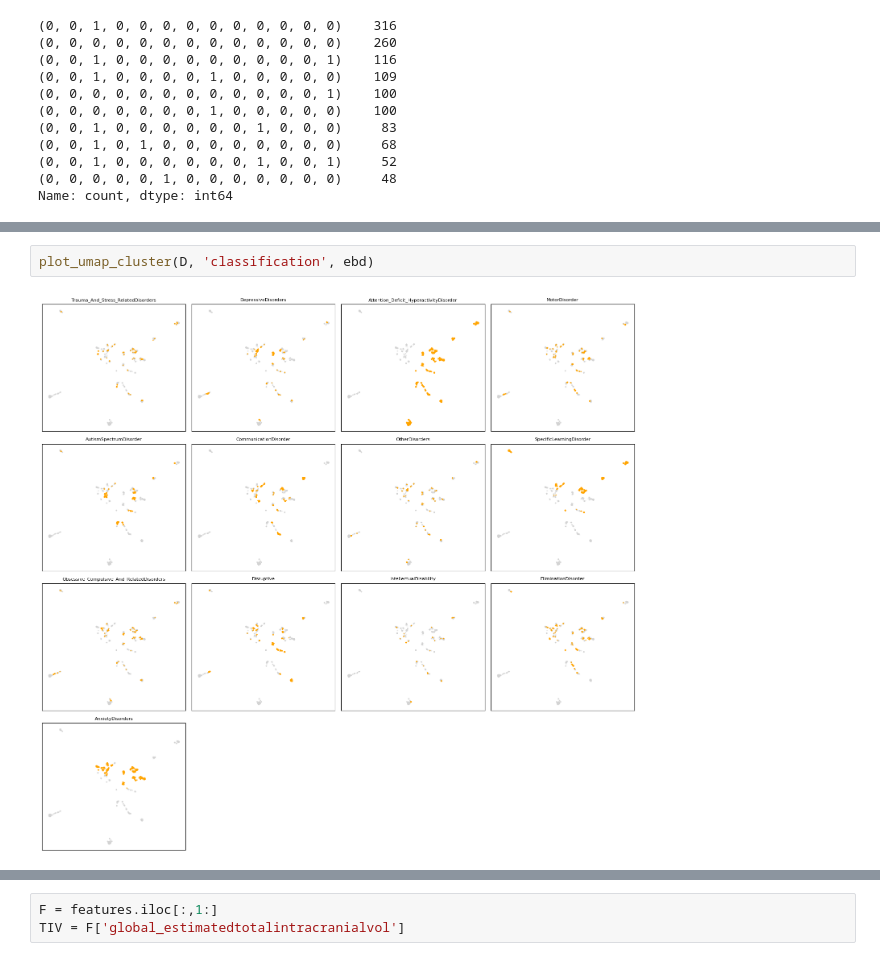
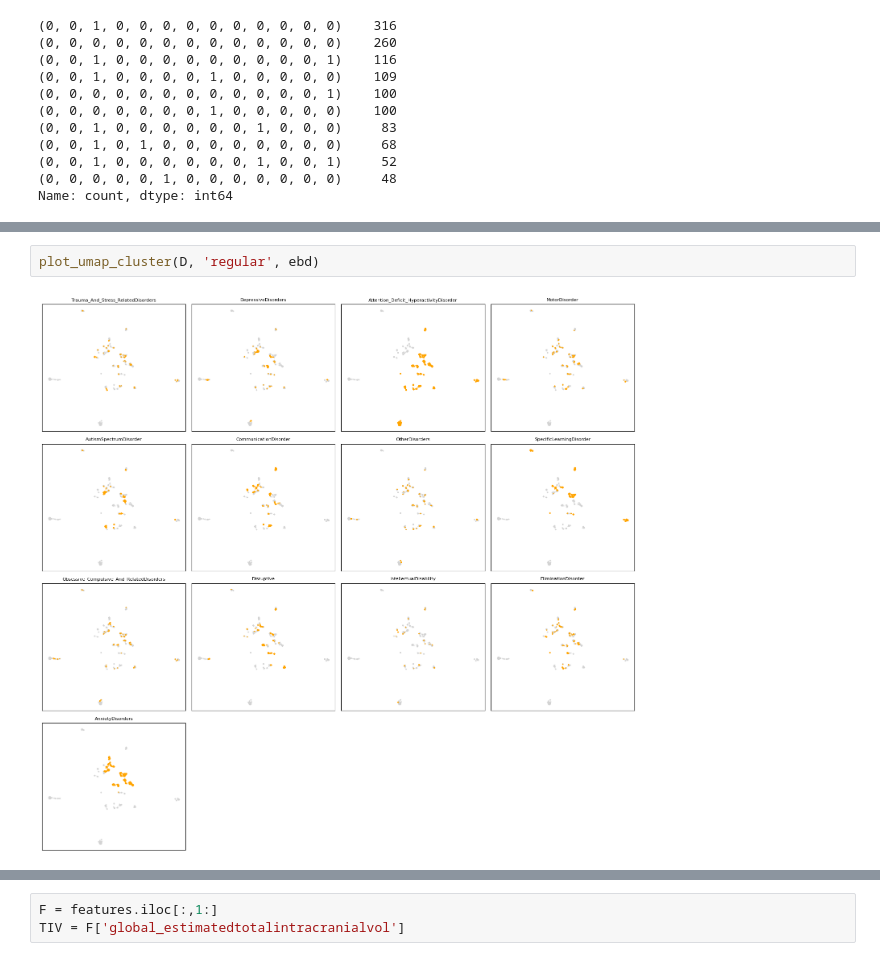
Before and after one commit to damian-jazz/comorbidity_prediction, a Jupyter notebook: data_inspection.ipynb, the cells around one changed output, grey strips where cells are left out. Drawn from its saved outputs; the diff is of its cells as text.

Commit message:
UMAP extended

```diff
--- a/data_inspection.ipynb
+++ b/data_inspection.ipynb
@@ -209,4 +220,4 @@ plt.yticks([], [])
 # %%
-plot_umap_cluster(D, 'classification', ebd)
+plot_umap_cluster(D, 'regular', ebd)
 # %% [output]
-[figure, old version]
+[figure, new version]
```
Also changed, not shown: parts of 22 cells of this notebook.
